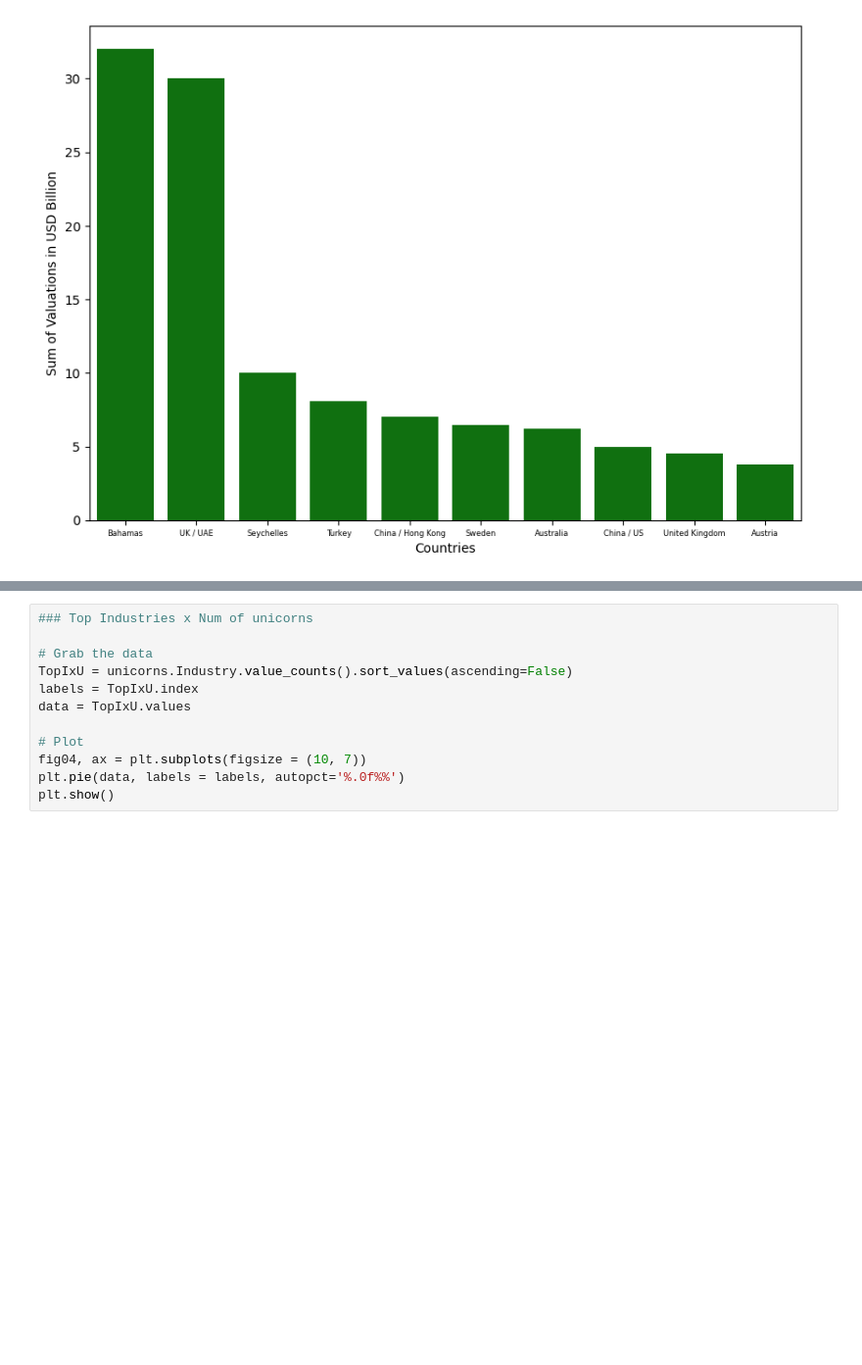
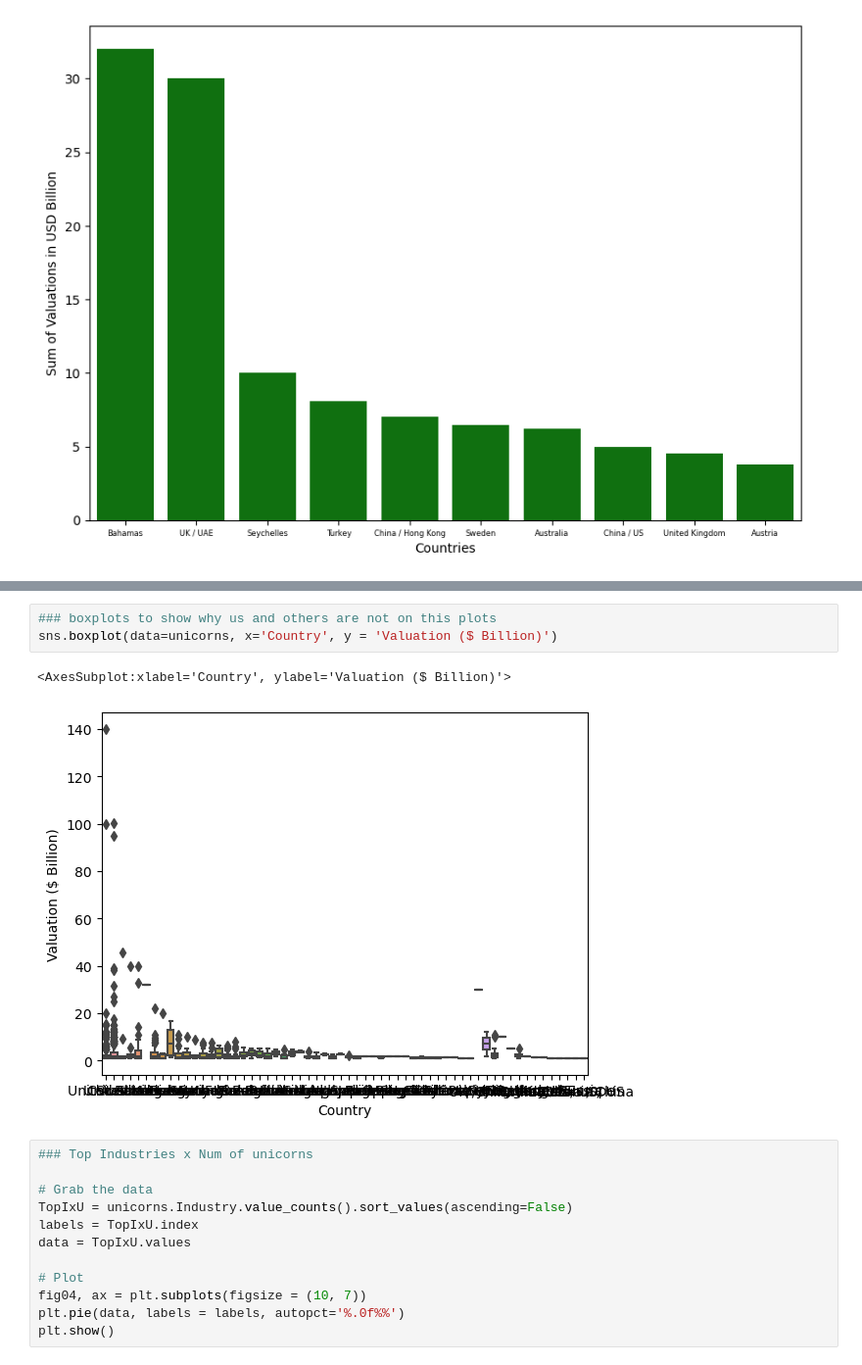
Before and after one commit to Frans-Grau/Project4-WebScrap, a Jupyter notebook: Insights/Unicorns.ipynb, the cells around one changed output, grey strips where cells are left out. Shown: that part at 98% size. Cells and saved outputs as stored; diff of their text form; blank space fills up the shorter version.

```diff
--- a/Insights/Unicorns.ipynb
+++ b/Insights/Unicorns.ipynb
@@ -59,3 +84,9 @@ Text(0, 0.5, 'Sum of Valuations in USD Billion')
+# %%
+### boxplots to show why us and others are not on this plots
+sns.boxplot(data=unicorns, x='Country', y = 'Valuation ($ Billion)')
+# %% [output]
+<AxesSubplot:xlabel='Country', ylabel='Valuation ($ Billion)'>
+[figure, added]
 # %%
 ### Top Industries x Num of unicorns
 
```
Also changed, not shown: parts of 4 cells of this notebook.
